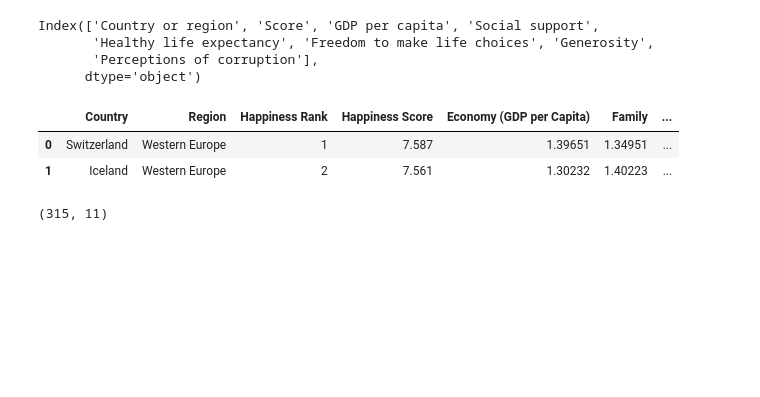
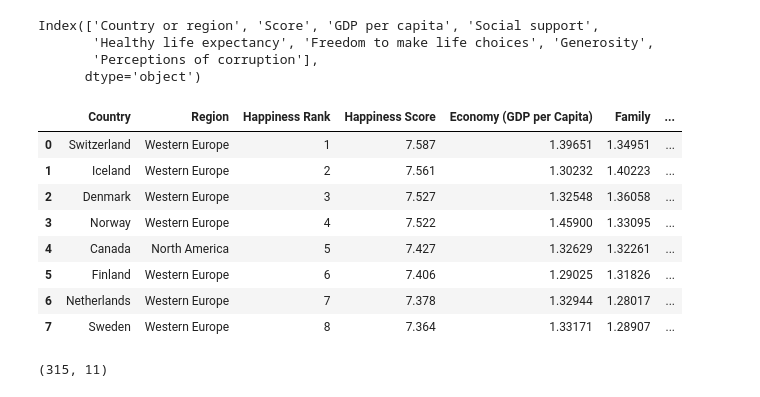
Before and after one commit to Adalab/DA-promo-c-modulo-3-sprint-1-AnaG-Laura, a Jupyter notebook: Regresón Lineal/Lección-1-Intro-ML.ipynb, the cells around one changed output. Drawn from its saved outputs; the diff is of its cells as text; code cells hidden in the pictures; blank space fills up the shorter version.

```diff
--- a/Regresón Lineal/Lección-1-Intro-ML.ipynb
+++ b/Regresón Lineal/Lección-1-Intro-ML.ipynb
@@ -147,11 +150,17 @@ Index(['Country or region', 'Score', 'GDP per capita', 'Social support',
 # %%
 df_unido = pd.concat([df15, df16] , axis = 0 , ignore_index= True)    #hacemos concat de 2015 y 2016 para poder tener mas datos a analizar
 # %%
-df_unido.head(2)
+df_unido.head(8)
 # %% [output]
 |  | Country | Region | Happiness Rank | Happiness Score | Economy (GDP per Capita) | Family | ... |
 | 0 | Switzerland | Western Europe | 1 | 7.587 | 1.39651 | 1.34951 | ... |
 | 1 | Iceland | Western Europe | 2 | 7.561 | 1.30232 | 1.40223 | ... |
+| 2 | Denmark | Western Europe | 3 | 7.527 | 1.32548 | 1.36058 | ... |
+| 3 | Norway | Western Europe | 4 | 7.522 | 1.45900 | 1.33095 | ... |
+| 4 | Canada | North America | 5 | 7.427 | 1.32629 | 1.32261 | ... |
+| 5 | Finland | Western Europe | 6 | 7.406 | 1.29025 | 1.31826 | ... |
+| 6 | Netherlands | Western Europe | 7 | 7.378 | 1.32944 | 1.28017 | ... |
+| 7 | Sweden | Western Europe | 8 | 7.364 | 1.33171 | 1.28907 | ... |
 # %%
 df_unido.shape   #ya tenemos las filas de cada df sumadas
 # %% [output]
```
Also changed, not shown: parts of 20 cells of this notebook, 2 other files.
